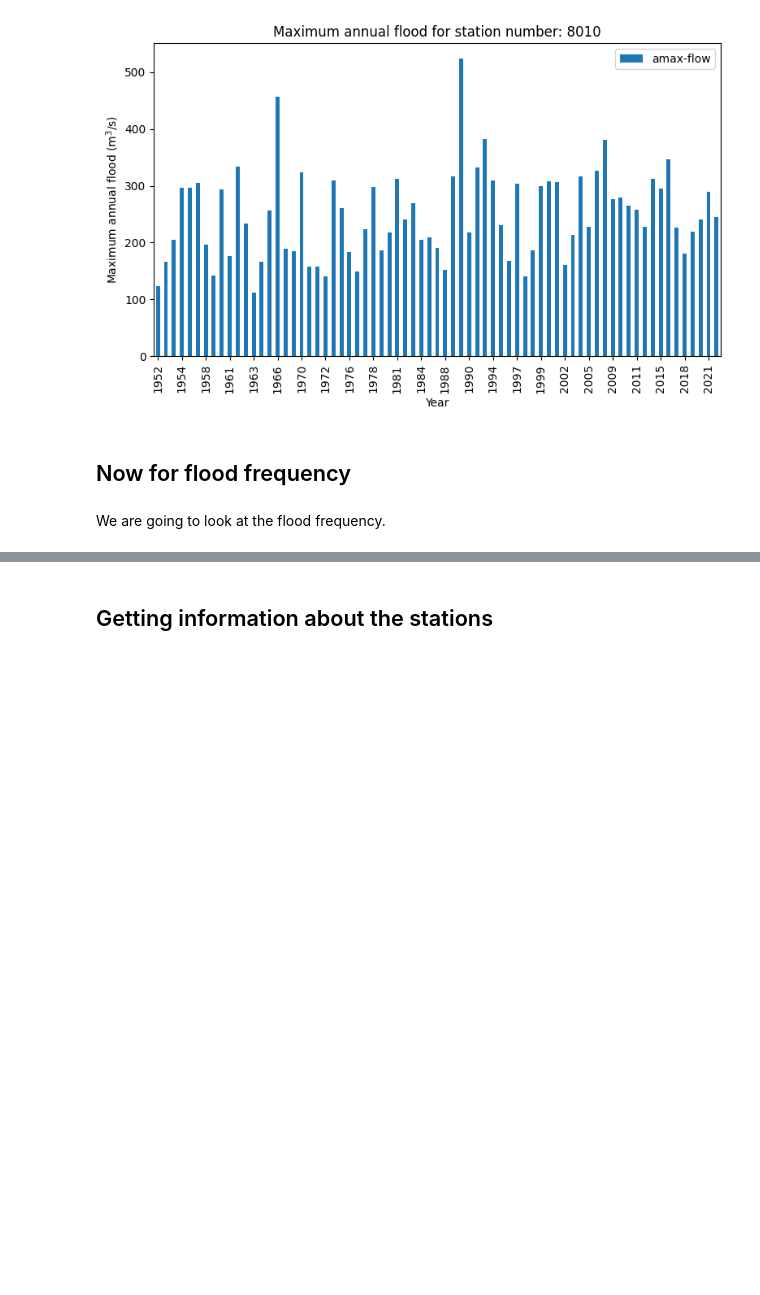
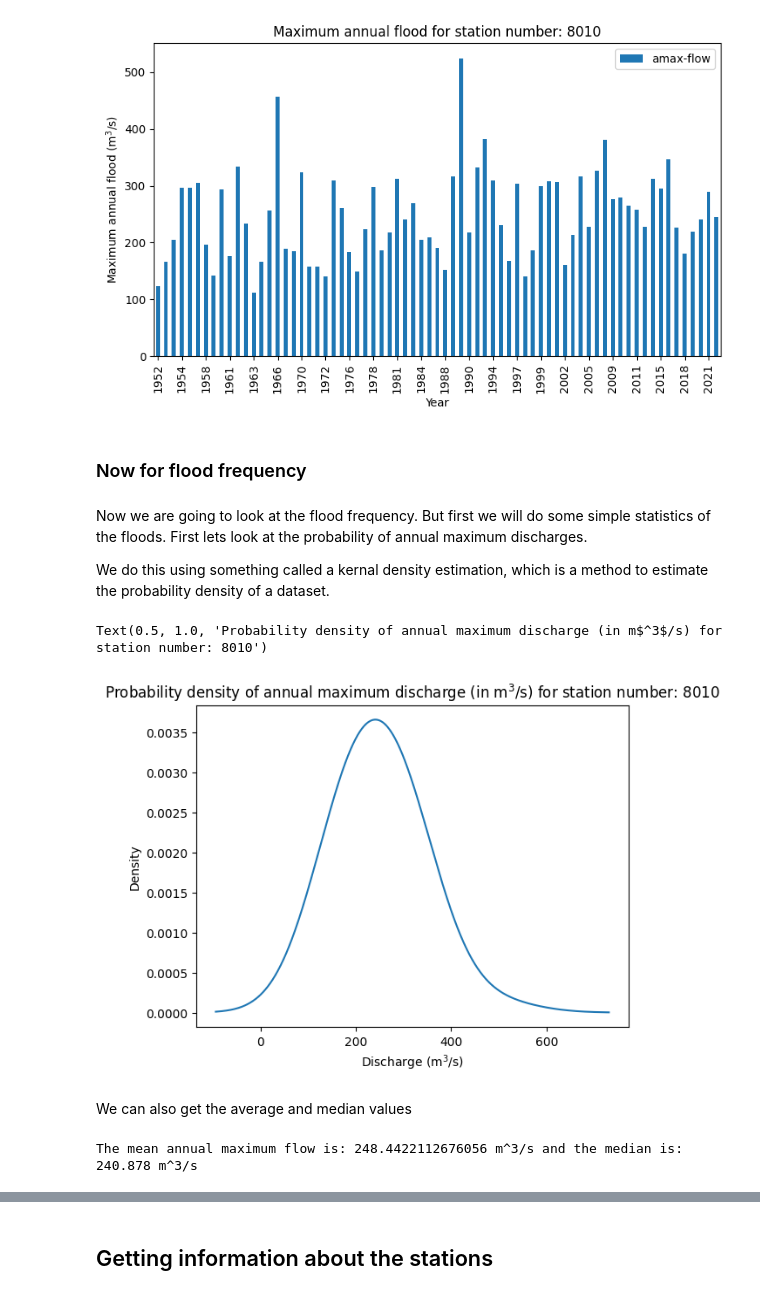
Before and after one commit to simon-m-mudd/physical_geography_practicals, a Jupyter notebook: Physical_geography_flood_practical.ipynb, the cells around one changed output, grey strips where cells are left out. Drawn from its saved outputs; the diff is of its cells as text; code cells hidden in the pictures; blank space fills up the shorter version.

Commit message:
Added the flood frequency analysis

```diff
--- a/Physical_geography_flood_practical.ipynb
+++ b/Physical_geography_flood_practical.ipynb
@@ -114,6 +138,27 @@ plt.xticks(amax_flow_df["amax-flow"].index[::3]);
 # %% [output]
 [figure]
 # %% [markdown]
-## Now for flood frequency
+### Now for flood frequency
-# %% [markdown]
-We are going to look at the flood frequency.
+# %% [markdown]
+Now we are going to look at the flood frequency. But first we will do some simple statistics of the floods. First lets look at the probability of annual maximum discharges.
+
+We do this using something called a kernal density estimation, which is a method to estimate the probability density of a dataset.
+# %%
+ax = amax_flow_df['amax-flow'].plot.kde(bw_method=1)
+
+# Set x-axis label to be the year
+plt.xlabel('Discharge (m$^3$/s)')
+
+# Set the title
+plt.title('Probability density of annual maximum discharge (in m$^3$/s) for station number: '+str(station))
+# %% [output]
+Text(0.5, 1.0, 'Probability density of annual maximum discharge (in m$^3$/s) for station number: 8010')
+[figure, added]
+# %% [markdown]
+We can also get the average and median values
+# %%
+mean_amax_Q = amax_flow_df['amax-flow'].mean()
+median_amax_Q = amax_flow_df['amax-flow'].median()
+print("The mean annual maximum flow is: " +str(mean_amax_Q) + " m^3/s and the median is: " + str(median_amax_Q)+ " m^3/s")
+# %% [output]
+The mean annual maximum flow is: 248.4422112676056 m^3/s and the median is: 240.878 m^3/s
```
Also changed, not shown: parts of 28 cells of this notebook.
